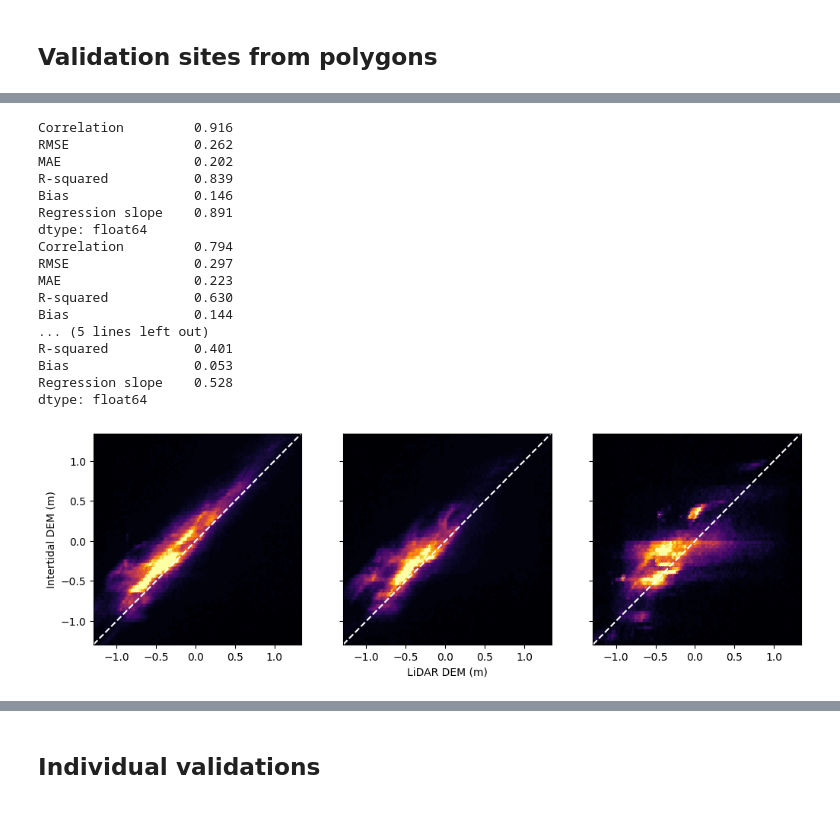
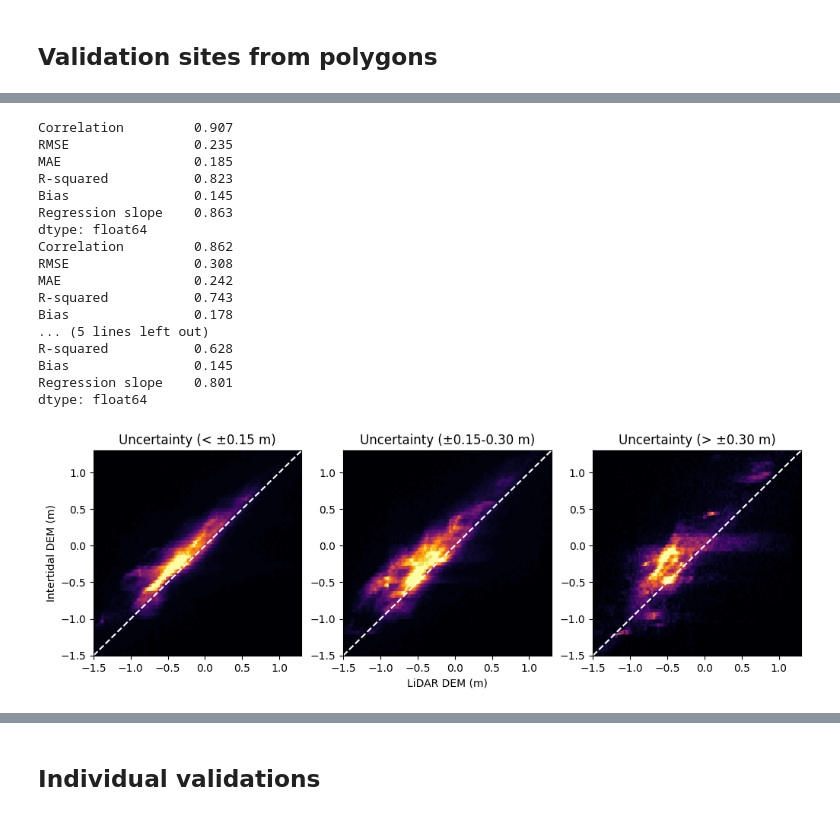
Before and after one commit to GeoscienceAustralia/dea-intertidal, a Jupyter notebook: notebooks/validation/Intertidal_elevation_validation.ipynb, the cells around one changed output, grey strips where cells are left out. Cells and saved outputs as stored; diff of their text form; code cells hidden in the pictures.

```diff
--- a/notebooks/validation/Intertidal_elevation_validation.ipynb
+++ b/notebooks/validation/Intertidal_elevation_validation.ipynb
@@ -32,13 +32,14 @@ from dea_tools.validation import eval_metrics
 
 from intertidal.validation import map_raster, preprocess_validation
 
-config = {
-    "db_hostname": "dea-dev-eks-proxy-share.endpoint.proxy-cxhoeczwhtar.ap-southeast-2.rds.amazonaws.com",
-    "db_database": "odc",
-    "db_username": "sandbox_reader",
-    "db_password": "ZWGRrBLmRs9WqTIj",
-}
-dc = datacube.Datacube(config=config)
+# config = {
+#     "db_hostname": "dea-dev-eks-proxy-share.endpoint.proxy-cxhoeczwhtar.ap-southeast-2.rds.amazonaws.com",
+#     "db_database": "odc",
+#     "db_username": "sandbox_reader",
+#     "db_password": "ZWGRrBLmRs9WqTIj",
+# }
+# dc = datacube.Datacube(config=config)
+dc = datacube.Datacube()
 
 client = create_local_dask_cluster(return_client=True)
 # %% [output]
@@ -100,7 +100,7 @@ for i, row in validation_sites_gdf.iterrows():
         # Load from datacube
         dss = dc.find_datasets(
             product="ga_s2ls_intertidal_cyear_3",
-            time="2021",
+            time=row.year,
             like=poly_geobox.compat,
             # intertidal_category="macrotidal",
         )
@@ -245,60 +283,68 @@ lim_min, lim_max = np.percentile(
 lim_min -= 0.1
 lim_max += 0.1
 
-fig, axes = plt.subplots(1, 3, figsize=(12, 3.6), sharex=True, sharey=True)
+fig, axes = plt.subplots(1, 3, figsize=(12, 3.5))
 
 # Define a set of certainty ranges
-cert_ranges = [(0, 0.1), (0.1, 0.2), (0.2, 1.0)]
+cert_ranges = [(0, 0.15), (0.15, 0.3), (0.3, 10)]
+scale_dict = [(-1.5, 1.3), (-1.5, 1.3), (-1.5, 1.3)]
+titles = ["Uncertainty (< ±0.15 m)", "Uncertainty (±0.15-0.30 m)", "Uncertainty (> ±0.30 m)"]
 
 out = {}
 for i, (min_thresh, max_thresh) in enumerate(cert_ranges):
     outputs_subset_df = outputs_all_df.query(
         "(uncertainty_perc >= @min_thresh) & (uncertainty_perc < @max_thresh)"
     )
+    outputs_subset_df = outputs_all_df.query(
+        "(uncertainty_m >= @min_thresh) & (uncertainty_m < @max_thresh)"
+    )
+
+    lim_min, lim_max = scale_dict[i]
 
     # Plot and compare - heatmap
     axes[i].hexbin(
         x=outputs_subset_df.validation_m,
         y=outputs_subset_df.modelled_m,
         extent=(lim_min, lim_max, lim_min, lim_max),
         cmap="inferno",
         bins=100,
         vmin=0,
         vmax=50,
         # edgecolors="face",
     )
     axes[i].plot([lim_min, lim_max], [lim_min, lim_max], "--", c="white")
     axes[i].margins(x=0, y=0)
+    axes[i].set_title(titles[i])
     if i == 0:
         axes[i].set_ylabel("Intertidal DEM (m)")
     elif i == 1:
         axes[i].set_xlabel("LiDAR DEM (m)")
 
     # Accuracy statistics
     print(
         eval_metrics(
             x=outputs_subset_df.validation_m, y=outputs_subset_df.modelled_m, round=3
         )
     )
 # %% [output]
-Correlation         0.916
-RMSE                0.262
-MAE                 0.202
-R-squared           0.839
-Bias                0.146
-Regression slope    0.891
+Correlation         0.907
+RMSE                0.235
+MAE                 0.185
+R-squared           0.823
+Bias                0.145
+Regression slope    0.863
 dtype: float64
-Correlation         0.794
-RMSE                0.297
-MAE                 0.223
-R-squared           0.630
-Bias                0.144
+Correlation         0.862
+RMSE                0.308
+MAE                 0.242
+R-squared           0.743
+Bias                0.178
 ... (5 lines left out)
-R-squared           0.401
-Bias                0.053
-Regression slope    0.528
+R-squared           0.628
+Bias                0.145
+Regression slope    0.801
 dtype: float64
-[figure, old version]
+[figure, new version]
 # %%
 import matplotlib.colors
 # %%
```
Also changed, not shown: parts of 14 cells of this notebook, 3 other files.
